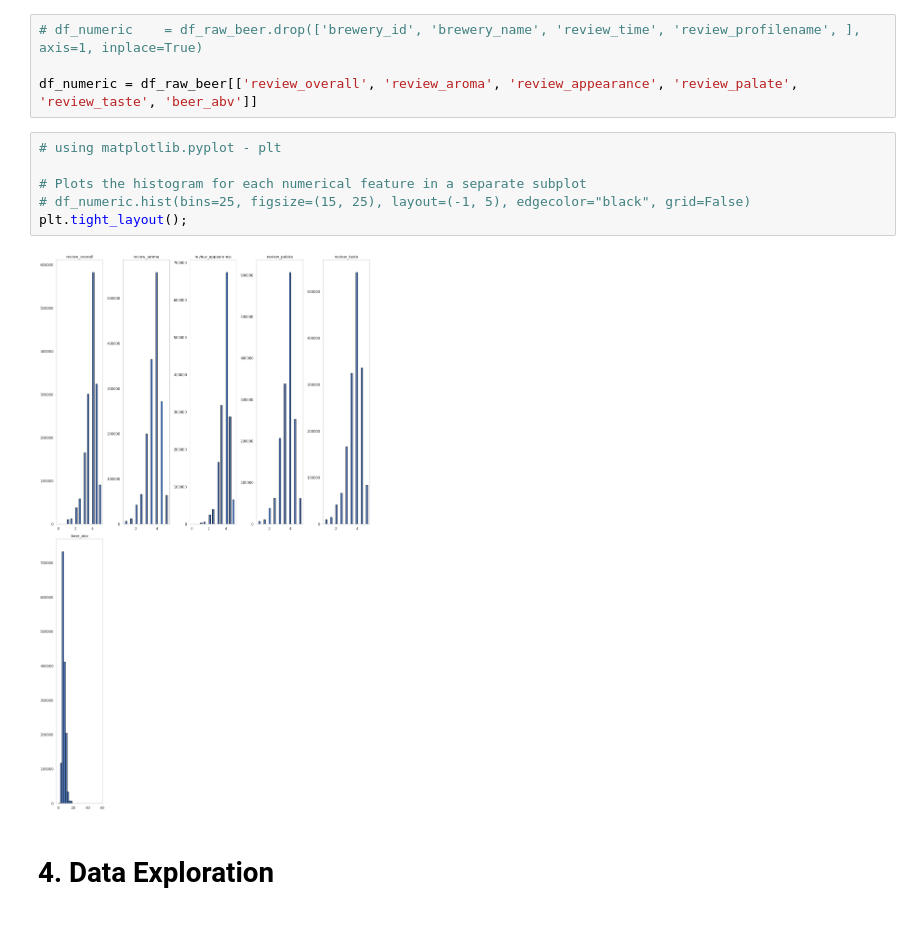
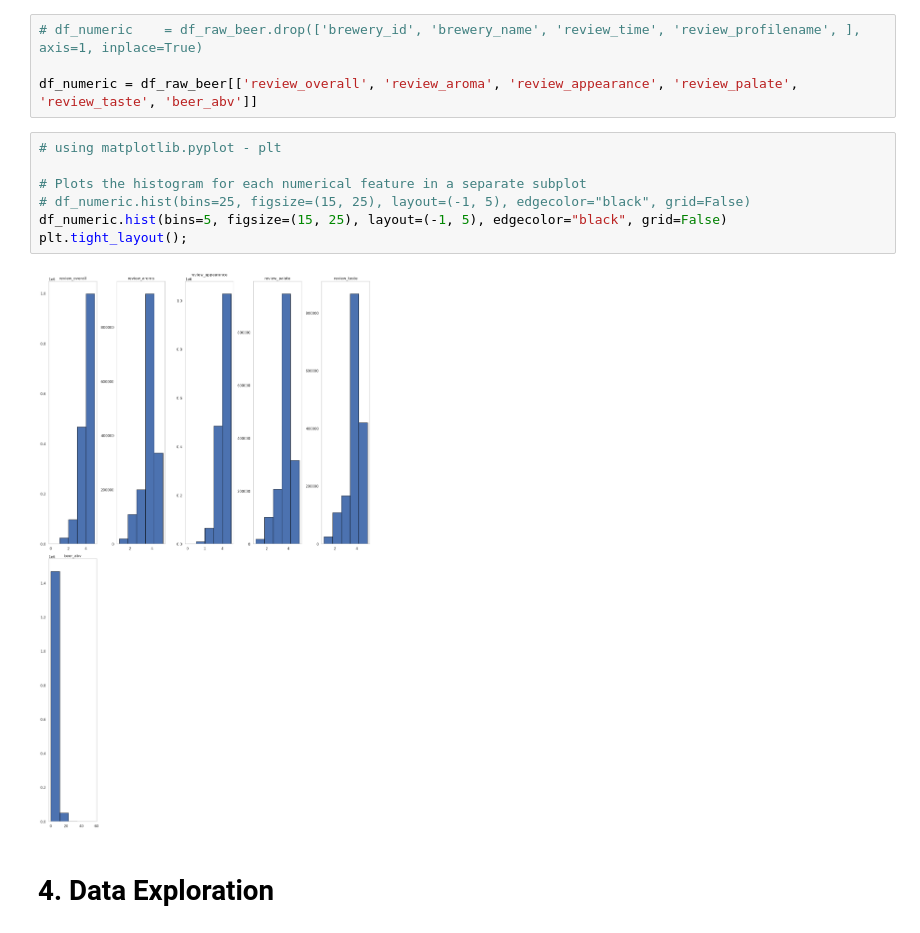
Before and after one commit to aprilgum/beer-type-prediction, a Jupyter notebook: notebooks/nommesen_april-beer-eda.ipynb, the cells around one changed output. Cells and saved outputs as stored; diff of their text form.

```diff
--- a/notebooks/nommesen_april-beer-eda.ipynb
+++ b/notebooks/nommesen_april-beer-eda.ipynb
@@ -93,11 +93,12 @@ df_numeric = df_raw_beer[['review_overall', 'review_aroma', 'review_appearance',
 # %%
 # using matplotlib.pyplot - plt
 
 # Plots the histogram for each numerical feature in a separate subplot
 # df_numeric.hist(bins=25, figsize=(15, 25), layout=(-1, 5), edgecolor="black", grid=False)
+df_numeric.hist(bins=5, figsize=(15, 25), layout=(-1, 5), edgecolor="black", grid=False)
 plt.tight_layout();
 # %% [output]
-[figure, old version]
+[figure, new version]
 # %% [markdown]
 # 4. Data Exploration
 # %%
```
Also changed, not shown: 12 other files.
